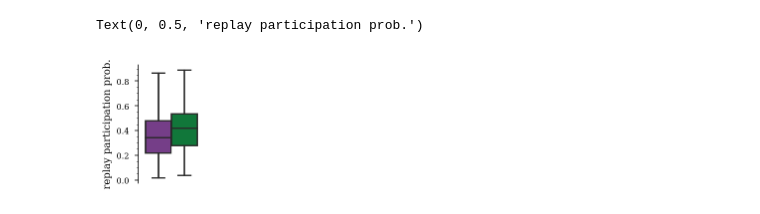
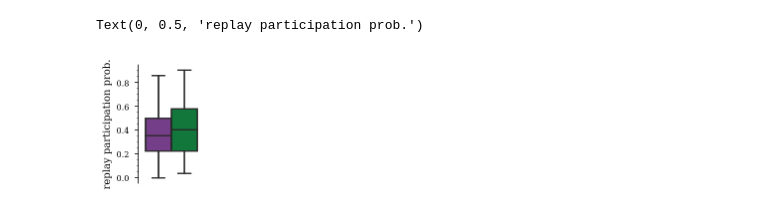
Before and after one commit to ryanharvey1/ripple_heterogeneity, a Jupyter notebook: scripts/replay/replay_participation_all_replays.ipynb, the cells around one changed output. Saved outputs shown, nothing was run; the diff lists cells and outputs as text; code cells hidden in the pictures.

Commit message:
changed min num of replays and which sessions were used

```diff
--- a/scripts/replay/replay_participation_all_replays.ipynb
+++ b/scripts/replay/replay_participation_all_replays.ipynb
@@ -36,7 +36,7 @@ functions.set_plotting_defaults()
 %config InlineBackend.figure_format = 'retina'
 fig_save_path = r'Z:\home\ryanh\projects\ripple_heterogeneity\figures\panels'
 # %%
-save_path = r"Z:\home\ryanh\projects\ripple_heterogeneity\replay_v7"
-# save_path = r'Z:\home\ryanh\projects\ripple_heterogeneity\replay'
+# save_path = r"Z:\home\ryanh\projects\ripple_heterogeneity\replay_v7"
+save_path = r'Z:\home\ryanh\projects\ripple_heterogeneity\replay'
 
 df = replay_run.load_results(save_path, pre_task_post=True)
@@ -59,7 +59,12 @@ df
 # %%
-save_path = r"Z:\home\ryanh\projects\ripple_heterogeneity\replay_v7"
+# save_path = r"Z:\home\ryanh\projects\ripple_heterogeneity\replay_v7"
+save_path = r'Z:\home\ryanh\projects\ripple_heterogeneity\replay'
+
+# save_path_cur_analysis = (
+#     r"Z:\home\ryanh\projects\ripple_heterogeneity\replay_participation_for_v7_sessions_task_post"
+# )
 save_path_cur_analysis = (
-    r"Z:\home\ryanh\projects\ripple_heterogeneity\replay_participation_for_v7_task_post"
+    r"Z:\home\ryanh\projects\ripple_heterogeneity\replay_participation_for_all_sessions_task_post"
 )
 batch_analysis.run(
     df,
@@ -67,7 +72,7 @@ batch_analysis.run(
     replay_participation_all_replays.run,
     parallel=True,
     verbose=True,
-    overwrite=True,
+    overwrite=False,
     skip_if_error=False,
     replay_df=df,
     replay_save_path=save_path,
@@ -76,9 +81,9 @@ batch_analysis.run(
 )
 
 # read back in
-save_path_cur_analysis = (
-    r"Z:\home\ryanh\projects\ripple_heterogeneity\replay_participation_for_v7_task_post"
-)
+# save_path_cur_analysis = (
+#     r"Z:\home\ryanh\projects\ripple_heterogeneity\replay_participation_for_v7_sessions_task_post"
+# )
 sessions = glob.glob(save_path_cur_analysis + os.sep + "*.pkl")
 par_df = pd.DataFrame()
 for session in sessions:
@@ -96,7 +101,9 @@ fig = plt.figure(
 group_colors = {"Deep": "#7b3294", "Superficial": "#008837"}
 sns.set_palette(sns.color_palette(group_colors.values()))
 
-keep_idx = par_df.n_replays > 0
+# keep_idx = (par_df.n_replays > 30) & (~par_df.basepath.str.contains('GirardeauG'))
+keep_idx = (par_df.n_replays > 30)
+
 sns.boxplot(
     x="epoch",
     y="replay_par",
@@ -106,32 +113,39 @@ sns.boxplot(
     showfliers=False,
 )
 # sns.stripplot(
 #     x="epoch",
 #     y="replay_par",
 #     hue="deepSuperficial",
 #     hue_order=group_colors.keys(),
-#     data=par_df,
+#     data=par_df[keep_idx],
 #     dodge=True,
 #     color="k",
 #     size=3,
 #     alpha=0.5,
 # )
 plt.legend(
     bbox_to_anchor=(2, 1),
     loc="upper right",
     fancybox=False,
     shadow=False,
     ncol=1,
     frameon=False,
 )
 sns.despine()
 ax = plt.gca()
 ax.yaxis.set_minor_locator(AutoMinorLocator())
 ax.axes.get_xaxis().set_ticks([])
 ax.spines["bottom"].set_visible(False)
 ax.get_legend().remove()
 ax.set_xlabel("")
 ax.set_ylabel("replay participation prob.")
+
+# plt.savefig(
+#     os.path.join(fig_save_path, "replay_participation_05_11_22.svg"),
+#     dpi=300,
+#     bbox_inches="tight",
+# )
+# par_df[keep_idx].basepath.unique()
 # %% [output]
 Text(0, 0.5, 'replay participation prob.')
-[figure, old version]
+[figure, new version]
```
Also changed, not shown: parts of 12 cells of this notebook.
